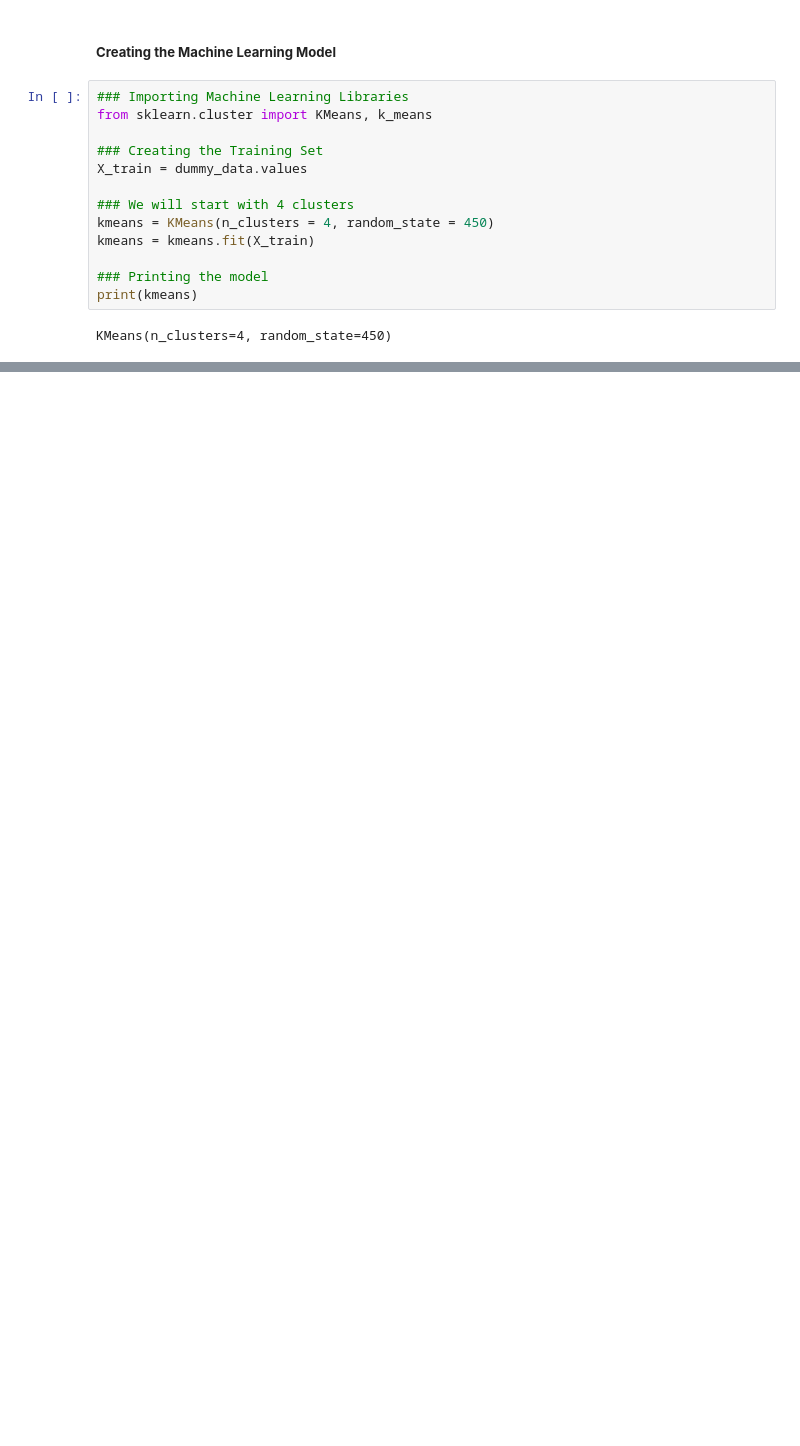
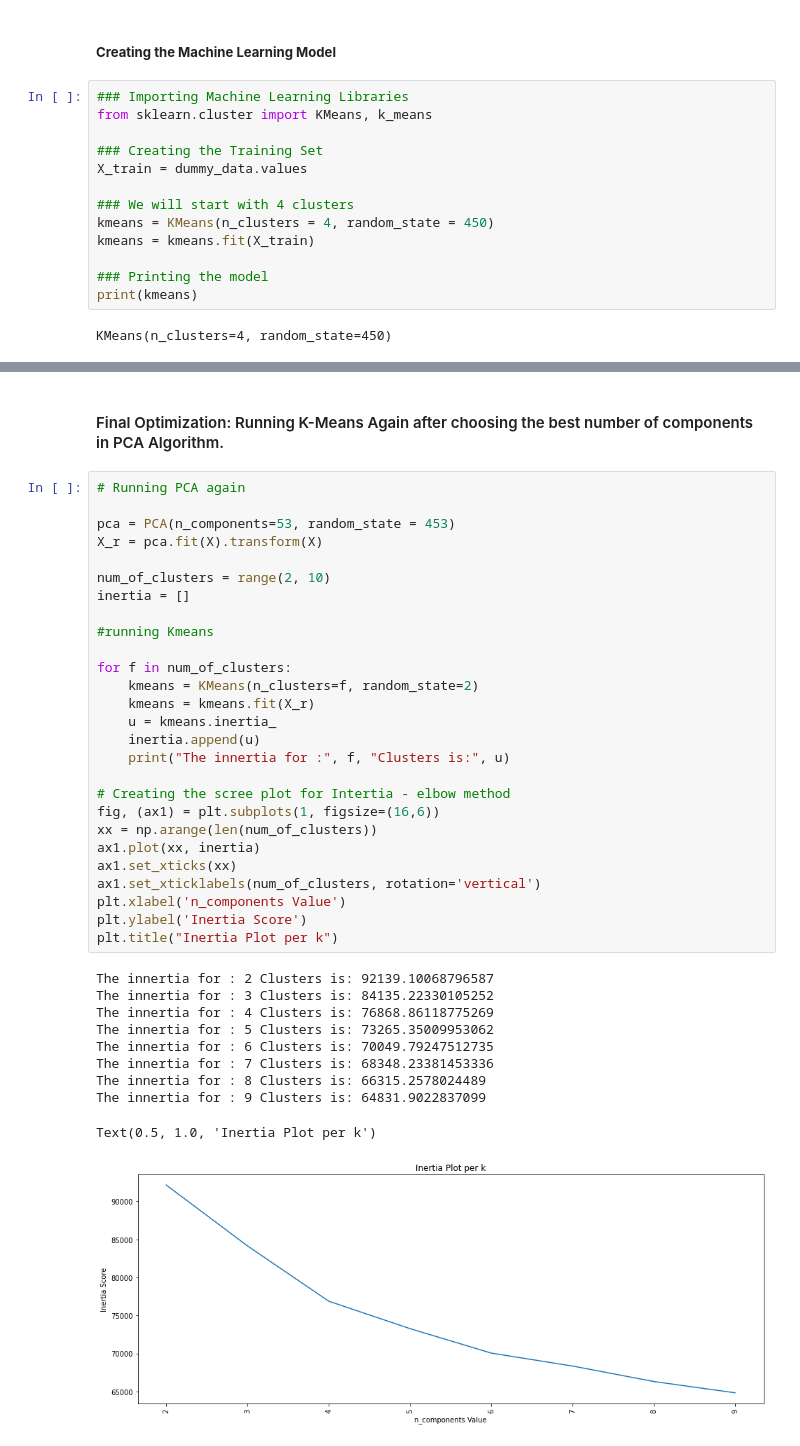
Before and after one commit to Highashikata/Data-Science---Customer-Segmentation-Using-K-Means, a Jupyter notebook: Data_Science_Customer_Segmentation_Using_K_means_&_PCA.ipynb, the cells around one changed output, grey strips where cells are left out. Cells and saved outputs as stored; diff of their text form; blank space fills up the shorter version.

```diff
--- a/Data_Science_Customer_Segmentation_Using_K_means_&_PCA.ipynb
+++ b/Data_Science_Customer_Segmentation_Using_K_means_&_PCA.ipynb
@@ -437,0 +568,40 @@ countscldf
+# %% [markdown]
+#### Final Optimization: Running K-Means Again after choosing the best number of components in PCA Algorithm.
+# %%
+# Running PCA again
+
+pca = PCA(n_components=53, random_state = 453)
+X_r = pca.fit(X).transform(X)
+
+num_of_clusters = range(2, 10)
+inertia = []
+
+#running Kmeans
+
+for f in num_of_clusters:
+    kmeans = KMeans(n_clusters=f, random_state=2)
+    kmeans = kmeans.fit(X_r)
+    u = kmeans.inertia_
+    inertia.append(u)
+    print("The innertia for :", f, "Clusters is:", u)
+
+# Creating the scree plot for Intertia - elbow method
+fig, (ax1) = plt.subplots(1, figsize=(16,6))
+xx = np.arange(len(num_of_clusters))
+ax1.plot(xx, inertia)
+ax1.set_xticks(xx)
+ax1.set_xticklabels(num_of_clusters, rotation='vertical')
+plt.xlabel('n_components Value')
+plt.ylabel('Inertia Score')
+plt.title("Inertia Plot per k")
+# %% [output]
+The innertia for : 2 Clusters is: 92139.10068796587
+The innertia for : 3 Clusters is: 84135.22330105252
+The innertia for : 4 Clusters is: 76868.86118775269
+The innertia for : 5 Clusters is: 73265.35009953062
+The innertia for : 6 Clusters is: 70049.79247512735
+The innertia for : 7 Clusters is: 68348.23381453336
+The innertia for : 8 Clusters is: 66315.2578024489
+The innertia for : 9 Clusters is: 64831.9022837099
+Text(0.5, 1.0, 'Inertia Plot per k')
+[figure, added]
```
Also changed, not shown: parts of 13 cells of this notebook.
